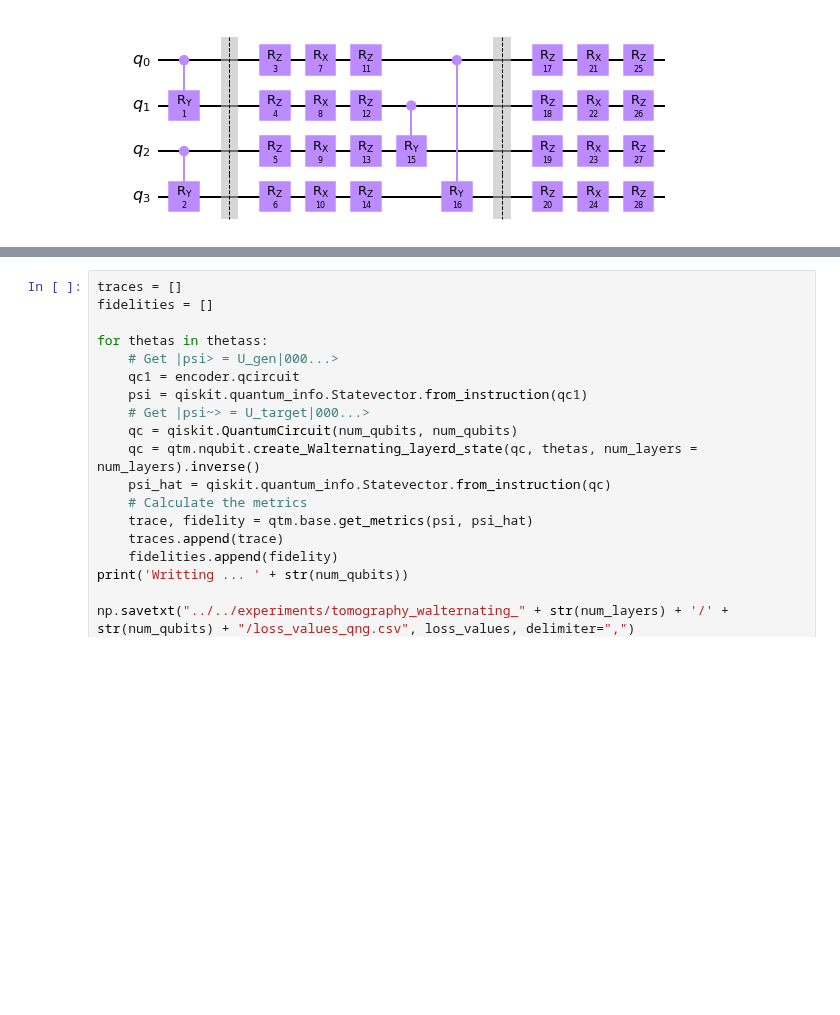
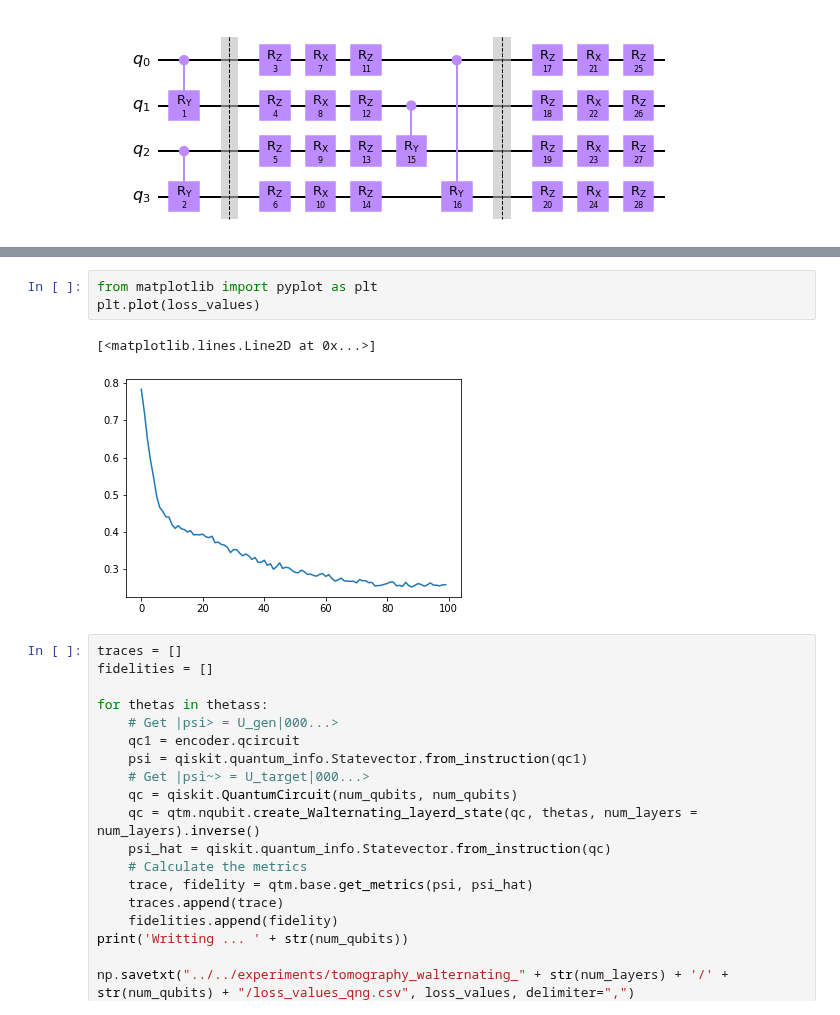
Before and after one commit to vutuanhai237/UC-VQA, a Jupyter notebook: codes/tomography/compare_W_QNG.ipynb, the cells around one changed output, grey strips where cells are left out. Cells and saved outputs as stored; diff of their text form; blank space fills up the shorter version.

```diff
--- a/codes/tomography/compare_W_QNG.ipynb
+++ b/codes/tomography/compare_W_QNG.ipynb
@@ -263,3 +188,9 @@ W_alternating:  80
+# %%
+from matplotlib import pyplot as plt
+plt.plot(loss_values)
+# %% [output]
+[<matplotlib.lines.Line2D at 0x...>]
+[figure, added]
 # %%
 traces = []
 fidelities = []
```
Also changed, not shown: parts of 7 cells of this notebook, 1 other file.
